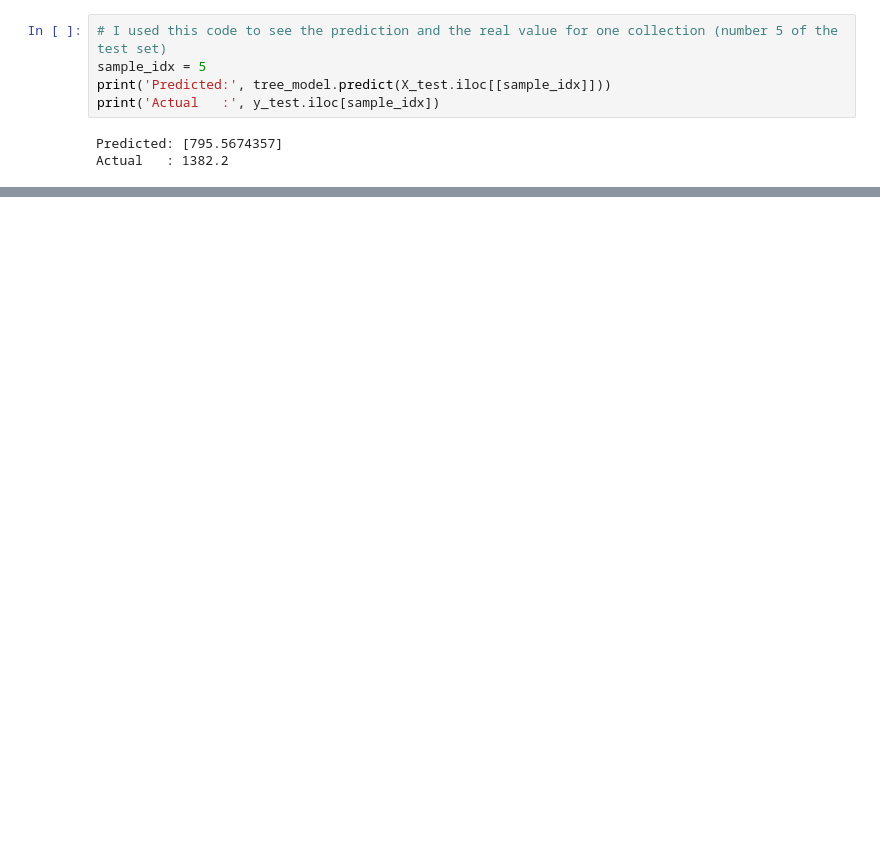
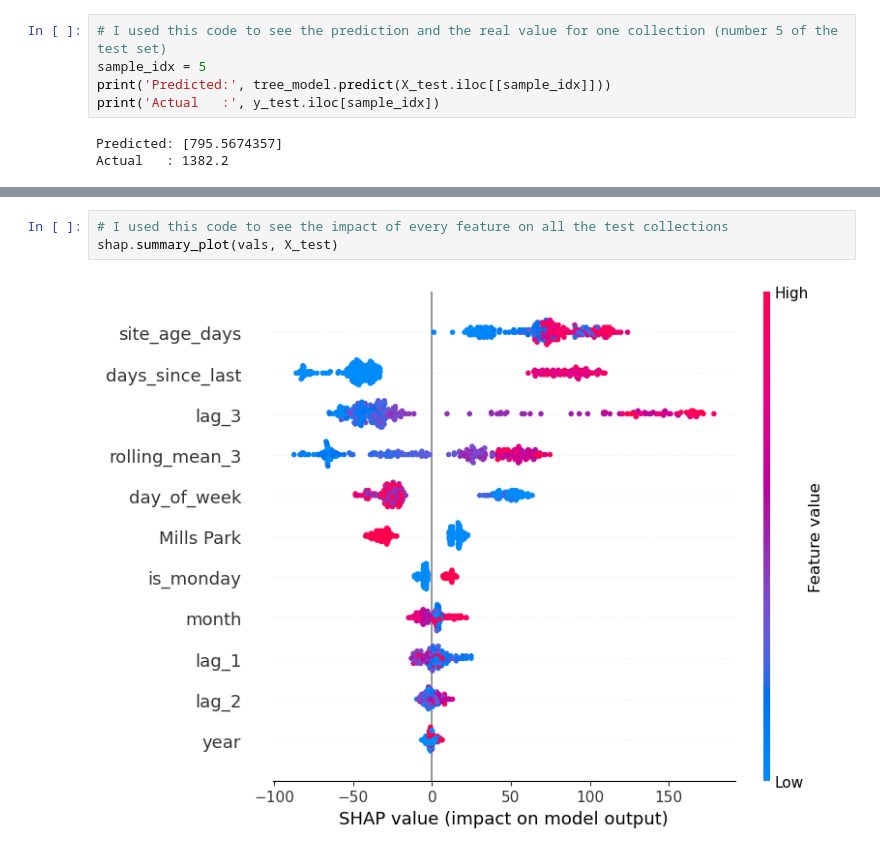
Before and after one commit to 2026150-hash/stratgy_ca3, a Jupyter notebook: ca3_stratgy_s2.ipynb, the cells around one changed output, grey strips where cells are left out. Saved outputs shown, nothing was run; the diff lists cells and outputs as text; blank space fills up the shorter version.

Commit message:
I used SHAP

```diff
--- a/ca3_stratgy_s2.ipynb
+++ b/ca3_stratgy_s2.ipynb
@@ -882,0 +892,5 @@ Actual   : 1382.2
+# %%
+# I used this code to see the impact of every feature on all the test collections
+shap.summary_plot(vals, X_test)
+# %% [output]
+[figure, added]
```
Also changed, not shown: parts of 2 cells of this notebook.
